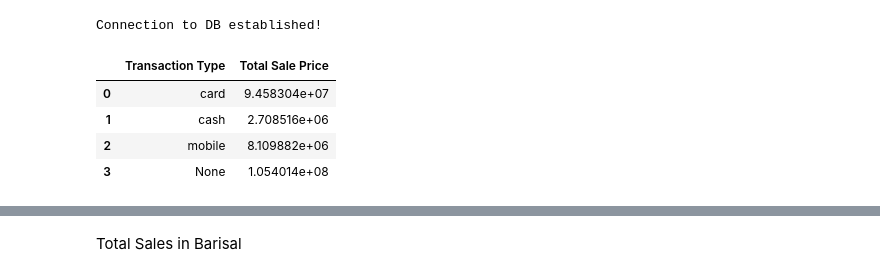
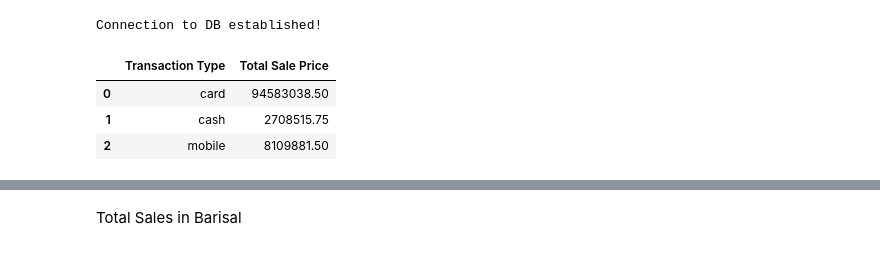
Before and after one commit to esrdlab-vinternship/HDA-5th-Round-vInternship, a Jupyter notebook: notebook/analytics/olap.ipynb, the cells around one changed output, grey strips where cells are left out. Cells and saved outputs as stored; diff of their text form; code cells hidden in the pictures.

```diff
--- a/notebook/analytics/olap.ipynb
+++ b/notebook/analytics/olap.ipynb
@@ -8,7 +8,7 @@ class PostgresConnection(object):
     def __init__(self):
         self.connection = psycopg2.connect(database = "ecomdb",
                                           user = "postgres",
-                                          password = "*",
+                                          password = "x",
                                           host = "127.0.0.1",
                                           port = "5432")
     def getConnection(self):
@@ -230,10 +273,10 @@ cur.close()
 # %% [output]
 Connection to DB established!
 # %%
-total_price_by_trans_type
+total_price_by_trans_types = total_price_by_trans_type.dropna()
+total_price_by_trans_types
 # %% [output]
 |  | Transaction Type | Total Sale Price |
-| 0 | card | 9.458304e+07 |
-| 1 | cash | 2.708516e+06 |
-| 2 | mobile | 8.109882e+06 |
-| 3 | None | 1.054014e+08 |
+| 0 | card | 94583038.50 |
+| 1 | cash | 2708515.75 |
+| 2 | mobile | 8109881.50 |
```
Also changed, not shown: parts of 20 cells of this notebook.
